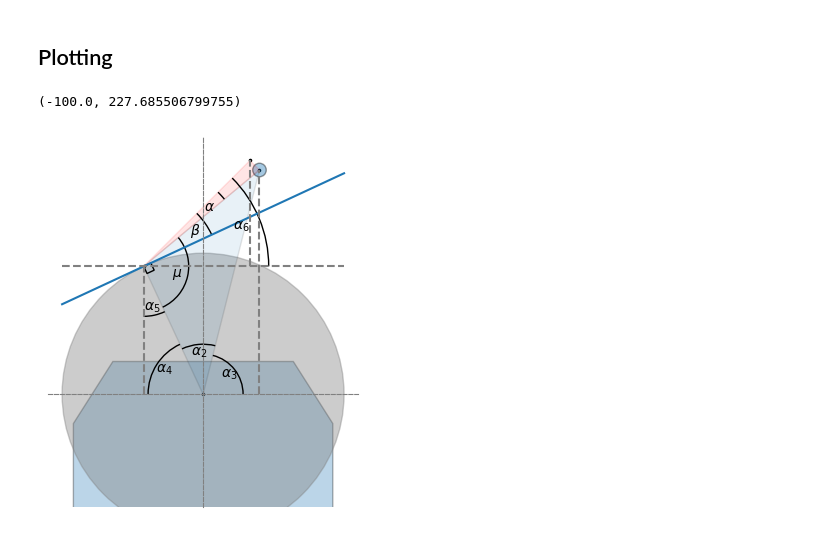
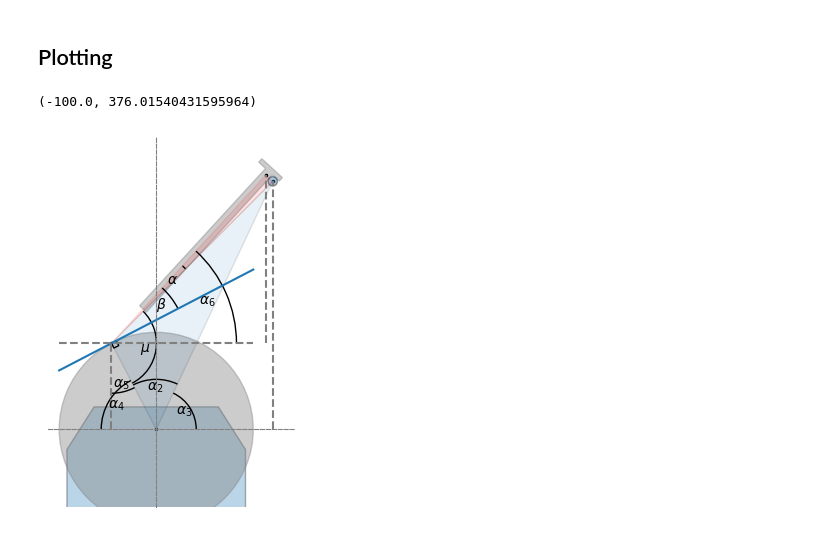
Before and after one commit to KnutUH/openangletool, a Jupyter notebook: notebooks/angle.ipynb, the cells around one changed output. Saved outputs shown, nothing was run; the diff lists cells and outputs as text; code cells hidden in the pictures.

Commit message:
plotting the jig

```diff
--- a/notebooks/angle.ipynb
+++ b/notebooks/angle.ipynb
@@ -8,7 +8,7 @@ from angle_utils import AngleAnnotation
 # %%
 # Sharpening input
 d_w = 250 # diameter of the grinding or honing wheel
-l_p = 139 #
+l_p = 300 #
 beta = math.radians(20)
 # %%
 # If the bevel is single sided (e.g, a chissel) the projected length should be corrected
@@ -18,7 +18,7 @@ l_c = t_b/2 * math.tan(beta) # correction to measured l_p
 # Machine settings
 d_s = 12 # diameter of the support
 d_j = 12 # diameter or thickness of the jig
-o_s = 50 # offset of the support horizontally
+o_s = 150 # offset of the support horizontally
 h_c = 29
 # %%
 # calculate the angle to correct for the thickness of the jig
@@ -81,11 +81,28 @@ t8_vertices = [
 # %%
 def simple_closed_path(vertices):
     return mpath.Path([*vertices, vertices[0]], closed=True)
+# %%
+def jig_path(tp, p_l, angle, r_j, r_s):
+    r2 = r_j + 2 * r_s
+    l = l_p * 0.8
+    pt0 = (tp[0] + l_p * math.cos(angle), tp[1] + l_p * math.sin(angle))
+    pt1 = (pt0[0] + r_j * math.sin(angle), pt0[1] - r_j * math.cos(angle))
+    pt2 = (pt0[0] + r2 * math.sin(angle), pt0[1] - r2 * math.cos(angle))
+    pt3 = (pt2[0] + r_j * math.cos(angle), pt2[1] + r_j * math.sin(angle))
+    pt5 = (pt0[0] - r2 * math.sin(angle), pt0[1] + r2 * math.cos(angle))
+    pt4 = (pt5[0] + r_j * math.cos(angle), pt5[1] + r_j * math.sin(angle))
+    pt6 = (pt0[0] - r_j * math.sin(angle), pt0[1] + r_j * math.cos(angle))
+    pt7 = (pt6[0] - l * math.cos(angle), pt6[1] - l * math.sin(angle))
+    pt8 = (pt1[0] - l * math.cos(angle), pt1[1] - l * math.sin(angle))
+    return simple_closed_path([pt1, pt2, pt3, pt4, pt5, pt6, pt7, pt8, pt1])
 # %%
 points = [axel_center, support_center, tipp, jig_ref]
 
 fig, ax = plt.subplots()
 ax.set_aspect('equal')
+
+jig = mpatches.PathPatch(jig_path(tipp, l_p, alpha_6, d_j/2, d_s/2), alpha=0.4, color='grey')
+ax.add_patch(jig)
 
 plt.scatter(*zip(*points), s=10, marker=".", c='black')
 
@@ -131,35 +148,35 @@ AngleAnnotation(
 )
 AngleAnnotation(
     tipp,
     (tipp[0] + r, tipp[1]),
     jig_ref,
     ax=ax, size=250, text=r"$\alpha_6$"
 )
 
 plt.plot([axel_center[0] - r, axel_center[1] + r], [tipp[1], tipp[1]], c='grey', linestyle='--')
 plt.plot([tipp[0], tipp[0]], [axel_center[1], axel_center[1] + tipp[1]], c='grey', linestyle='--')
 plt.plot([support_center[0], support_center[0]],
          [axel_center[1], axel_center[1] + sx], c='grey', linestyle='--')
 plt.plot([jig_ref[0], jig_ref[0]],
          [tipp[1], axel_center[1] + jx], c='grey', linestyle='--')
 
 
 for spine_pos in ['left', 'bottom']:
     ax.spines[spine_pos].set_position('zero')
     ax.spines[spine_pos].set_linestyle('--')
     ax.spines[spine_pos].set_color('gray')
 
 ax.spines['right'].set_color('none')
 ax.spines['bottom'].set_position('zero')
 ax.spines['top'].set_color('none')
 ax.yaxis.set_ticks([])
 ax.xaxis.set_ticks([])
 
 ax.set_ylim(bottom=-100)
-# ax.set_xlim(left=-75)
+#ax.set_xlim(left=-75)
 # ax.set_xlim(right=52)
 # %% [output]
-(-100.0, 227.685506799755)
+(-100.0, 376.01540431595964)
-[figure, old version]
+[figure, new version]
 # %%
 import ipywidgets
```
Also changed, not shown: parts of 1 cell of this notebook, 1 other file.
